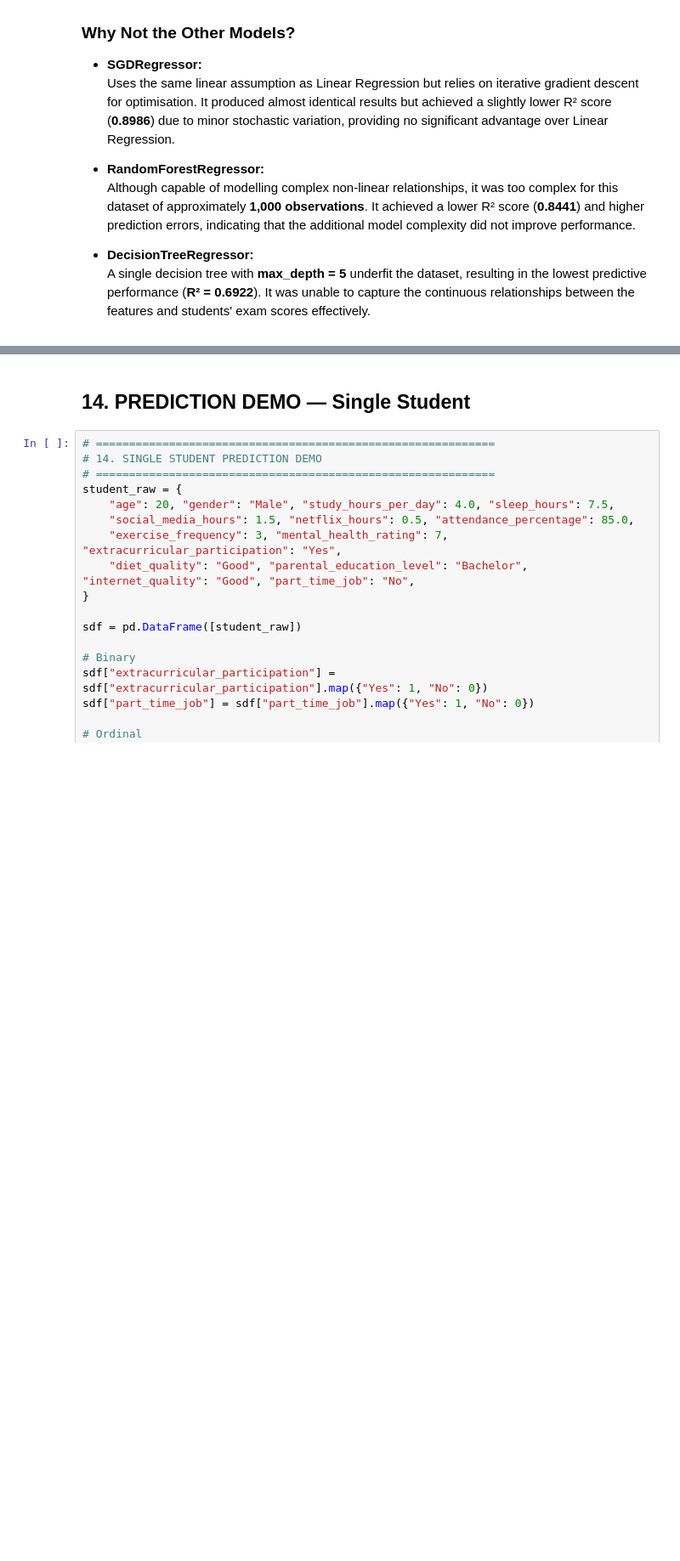
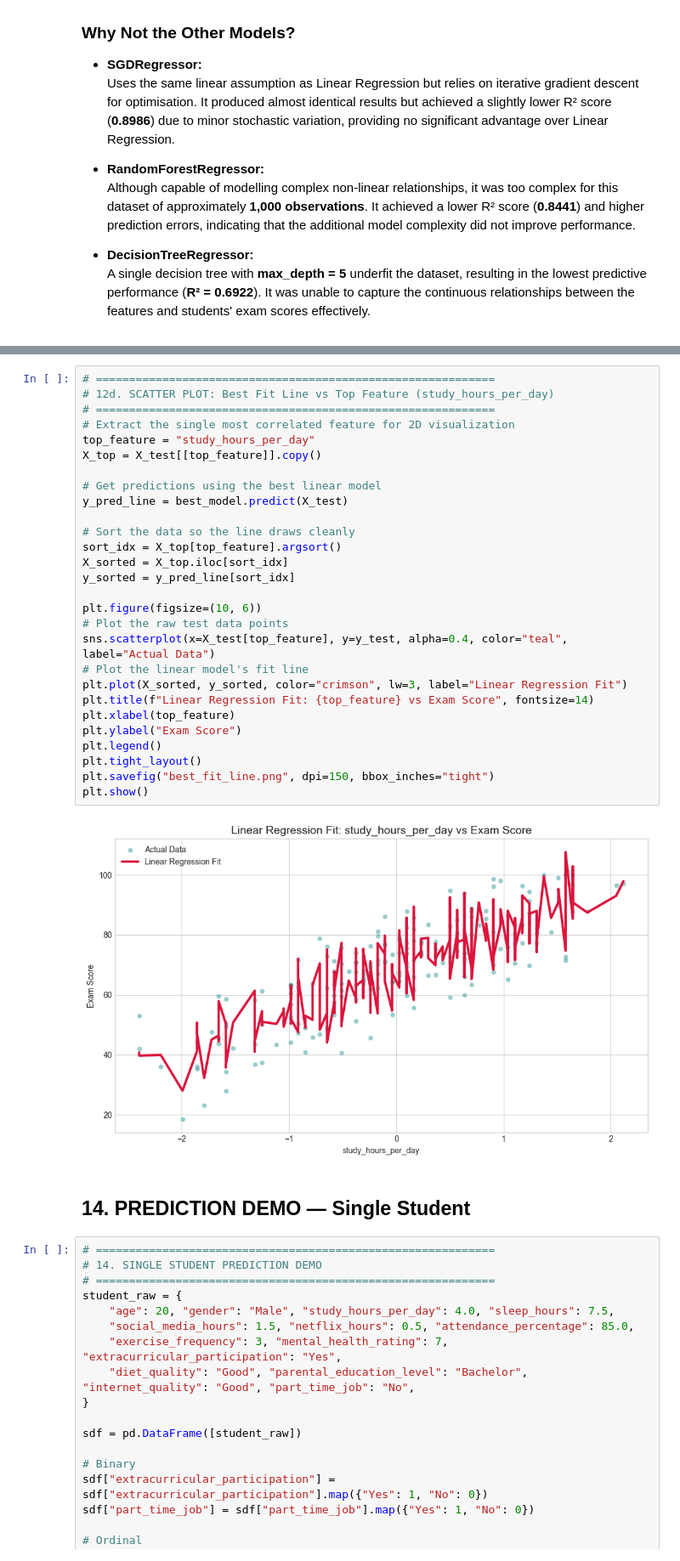
Before and after one commit to SMunganyinka/linear_regression_model, a Jupyter notebook: summative/linear_regression/multivariate.ipynb, the cells around one changed output, grey strips where cells are left out. Shown at 85% size. Saved outputs shown, nothing was run; the diff lists cells and outputs as text; blank space fills up the shorter version.

```diff
--- a/summative/linear_regression/multivariate.ipynb
+++ b/summative/linear_regression/multivariate.ipynb
@@ -580,3 +593,33 @@ Saved: best_model.joblib, scaler.joblib, feature_metadata.json
+# %%
+# ============================================================
+# 12d. SCATTER PLOT: Best Fit Line vs Top Feature (study_hours_per_day)
+# ============================================================
+# Extract the single most correlated feature for 2D visualization
+top_feature = "study_hours_per_day"
+X_top = X_test[[top_feature]].copy()
+
+# Get predictions using the best linear model
+y_pred_line = best_model.predict(X_test)
+
+# Sort the data so the line draws cleanly
+sort_idx = X_top[top_feature].argsort()
+X_sorted = X_top.iloc[sort_idx]
+y_sorted = y_pred_line[sort_idx]
+
+plt.figure(figsize=(10, 6))
+# Plot the raw test data points
+sns.scatterplot(x=X_test[top_feature], y=y_test, alpha=0.4, color="teal", label="Actual Data")
+# Plot the linear model's fit line
+plt.plot(X_sorted, y_sorted, color="crimson", lw=3, label="Linear Regression Fit")
+plt.title(f"Linear Regression Fit: {top_feature} vs Exam Score", fontsize=14)
+plt.xlabel(top_feature)
+plt.ylabel("Exam Score")
+plt.legend()
+plt.tight_layout()
+plt.savefig("best_fit_line.png", dpi=150, bbox_inches="tight")
+plt.show()
+# %% [output]
+[figure, added]
 # %% [markdown]
 ## 14. PREDICTION DEMO — Single Student
 # %%
```
Also changed, not shown: parts of 11 cells of this notebook, 3 other files.
